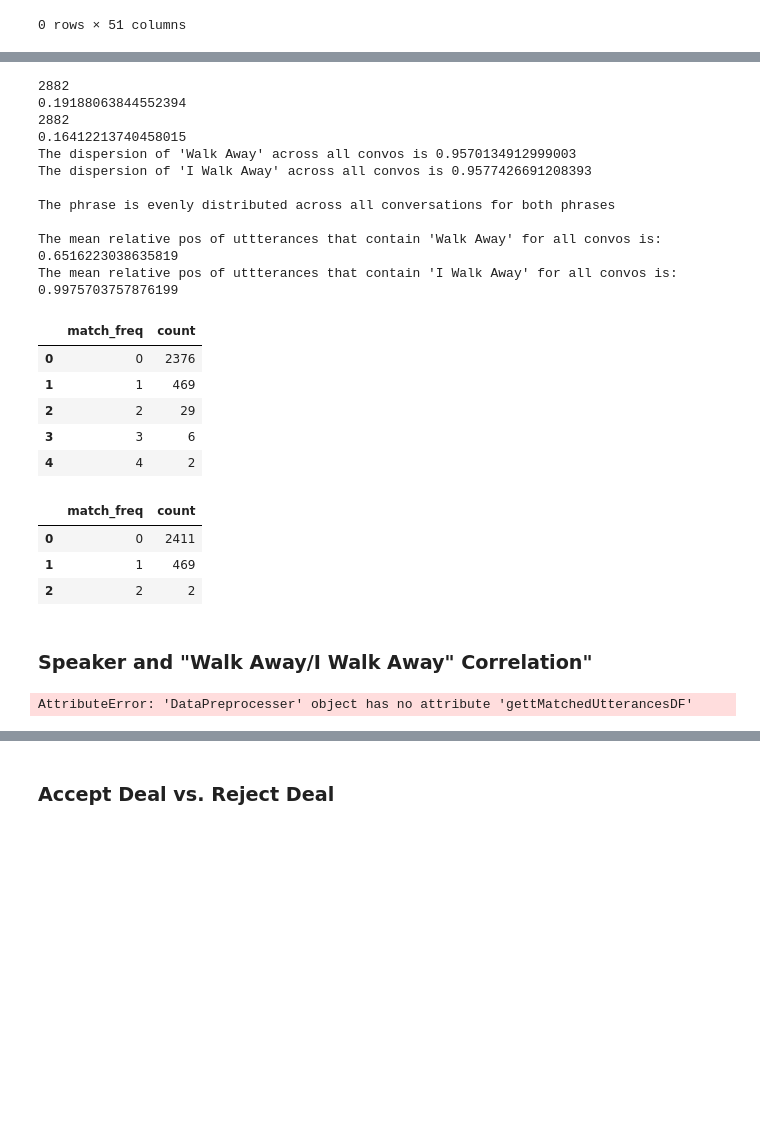
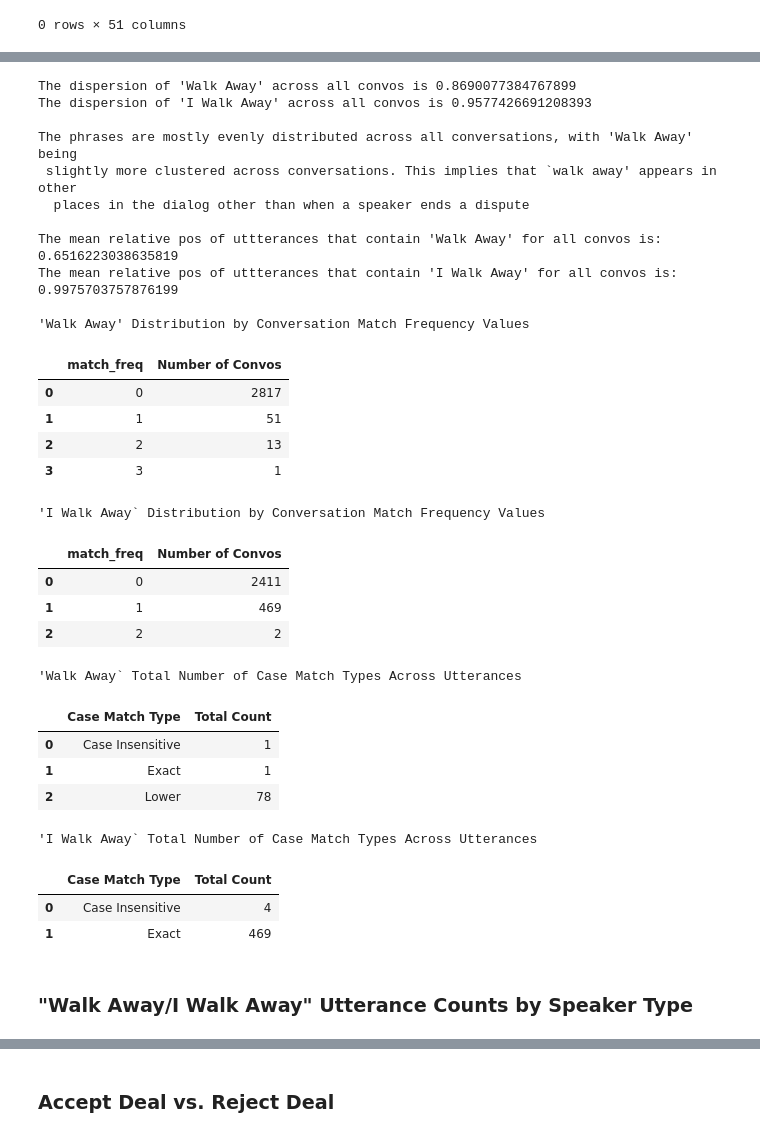
Before and after one commit to mishkin101/ConvoKit_Disputes, a Jupyter notebook: src/data_preprocessing.ipynb, the cells around one changed output, grey strips where cells are left out. Drawn from its saved outputs; the diff is of its cells as text; code cells hidden in the pictures; blank space fills up the shorter version.

Commit message:
Added more data analysis in notebook for dispute outcome across "I Walk Away" and "Walk Away" cases

```diff
--- a/src/data_preprocessing.ipynb
+++ b/src/data_preprocessing.ipynb
@@ -181,56 +211,64 @@ np.float64(0.9577426691208393)
 # %%
 #I Walk Away versua Walk Away
-import pprint as pp
 # data_preprocessor.filterMatches("message","Walk Away")
 
 #includes "I Walk Away" cases since it is subset
 data_preprocessor.filterMatches("message", "Walk Away", "I Walk Away", False, False)
-data_preprocessor.getMatchedUtterancesDF("Walk Away")
-data_preprocessor.getMatchedUtterancesDF("I Walk Away")
+data_preprocessor.filterMatches("message", "I Walk Away")
+
 
 d1_disp = data_preprocessor.getStandardizedDispersion("Walk Away", False)
 d2_disp = data_preprocessor.getStandardizedDispersion("I Walk Away", False)
 
 print("The dispersion of 'Walk Away' across all convos is", d1_disp)
 print("The dispersion of 'I Walk Away' across all convos is", d2_disp)
 
 mean_rel_pos_1 = data_preprocessor.getUttStat("Walk Away", "relative_pos").mean()
 mean_rel_pos_1 = float(mean_rel_pos_1.iloc[0])
 mean_rel_pos_2 = data_preprocessor.getUttStat("I Walk Away", "relative_pos").mean()
 mean_rel_pos_2 = float(mean_rel_pos_2.iloc[0])
 
-print("\nThe phrase is evenly distributed across all conversations for both phrases\n")
+print("\nThe phrases are mostly evenly distributed across all conversations, with 'Walk Away' being \n slightly more clustered across conversations. This implies that `walk away' appears in other \n  places in the dialog other than when a speaker ends a dispute\n")
 print(f"The mean relative pos of uttterances that contain 'Walk Away' for all convos is: {mean_rel_pos_1}")
 print(f"The mean relative pos of uttterances that contain 'I Walk Away' for all convos is: {mean_rel_pos_2}")
-data_preprocessor.text_matches_new["Walk Away"][1]
 
+print("\n'Walk Away' Distribution by Conversation Match Frequency Values")
 display(data_preprocessor.text_matches_new["Walk Away"][1].groupby("match_freq").size().reset_index(name="Number of Convos"))
+print("\n'I Walk Away` Distribution by Conversation Match Frequency Values")
 display(data_preprocessor.text_matches_new["I Walk Away"][1].groupby("match_freq").size().reset_index(name="Number of Convos"))
+
+display(data_preprocessor.getConvoMatchesByCase("Walk Away"))
+display(data_preprocessor.getConvoMatchesByCase("I Walk Away"))
 # %% [output]
-2882
-0.19188063844552394
-2882
-0.16412213740458015
-The dispersion of 'Walk Away' across all convos is 0.9570134912999003
+The dispersion of 'Walk Away' across all convos is 0.8690077384767899
 The dispersion of 'I Walk Away' across all convos is 0.9577426691208393
 
-The phrase is evenly distributed across all conversations for both phrases
+The phrases are mostly evenly distributed across all conversations, with 'Walk Away' being
+ slightly more clustered across conversations. This implies that `walk away' appears in other
+  places in the dialog other than when a speaker ends a dispute
 
 The mean relative pos of uttterances that contain 'Walk Away' for all convos is: 0.6516223038635819
 The mean relative pos of uttterances that contain 'I Walk Away' for all convos is: 0.9975703757876199
+
+'Walk Away' Distribution by Conversation Match Frequency Values
-|  | match_freq | count |
-| 0 | 0 | 2376 |
-| 1 | 1 | 469 |
-| 2 | 2 | 29 |
-| 3 | 3 | 6 |
-| 4 | 4 | 2 |
+|  | match_freq | Number of Convos |
+| 0 | 0 | 2817 |
+| 1 | 1 | 51 |
+| 2 | 2 | 13 |
+| 3 | 3 | 1 |
+'I Walk Away` Distribution by Conversation Match Frequency Values
-|  | match_freq | count |
+|  | match_freq | Number of Convos |
 | 0 | 0 | 2411 |
 | 1 | 1 | 469 |
 | 2 | 2 | 2 |
+'Walk Away` Total Number of Case Match Types Across Utterances
+|  | Case Match Type | Total Count |
+| 0 | Case Insensitive | 1 |
+| 1 | Exact | 1 |
+| 2 | Lower | 78 |
+'I Walk Away` Total Number of Case Match Types Across Utterances
+|  | Case Match Type | Total Count |
+| 0 | Case Insensitive | 4 |
+| 1 | Exact | 469 |
 # %% [markdown]
-### Speaker and "Walk Away/I Walk Away" Correlation"
+### **"Walk Away/I Walk Away" Utterance Counts by Speaker Type**
-# %%
-data_preprocessor.gettMatchedUtterancesDF("Walk Away").head()
-# %% [output]
-AttributeError: 'DataPreprocesser' object has no attribute 'gettMatchedUtterancesDF'
```
Also changed, not shown: parts of 13 cells of this notebook, 1 other file.
